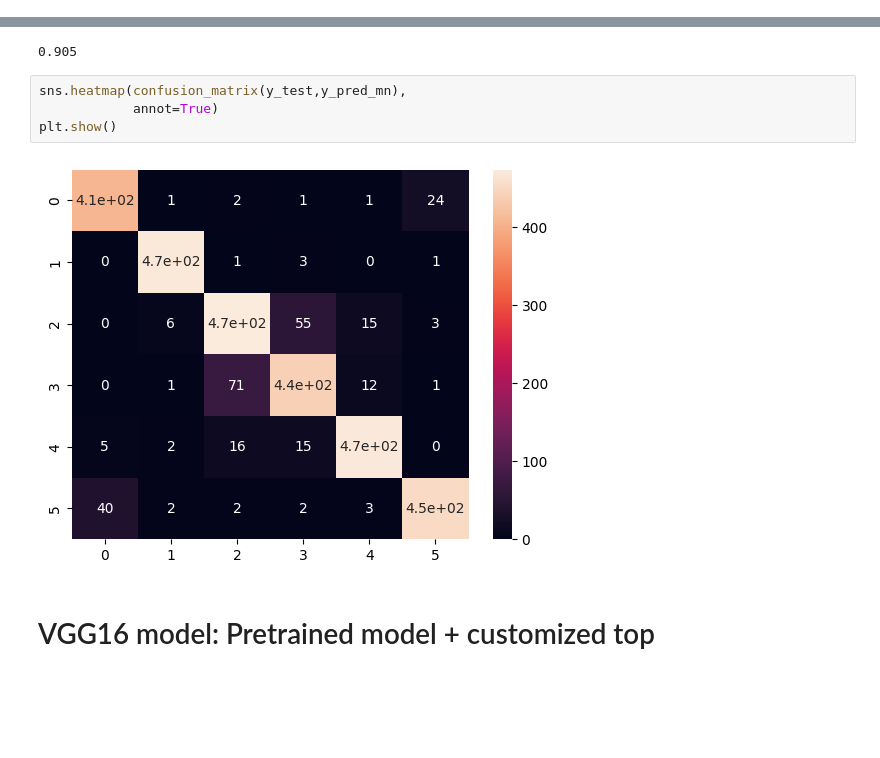
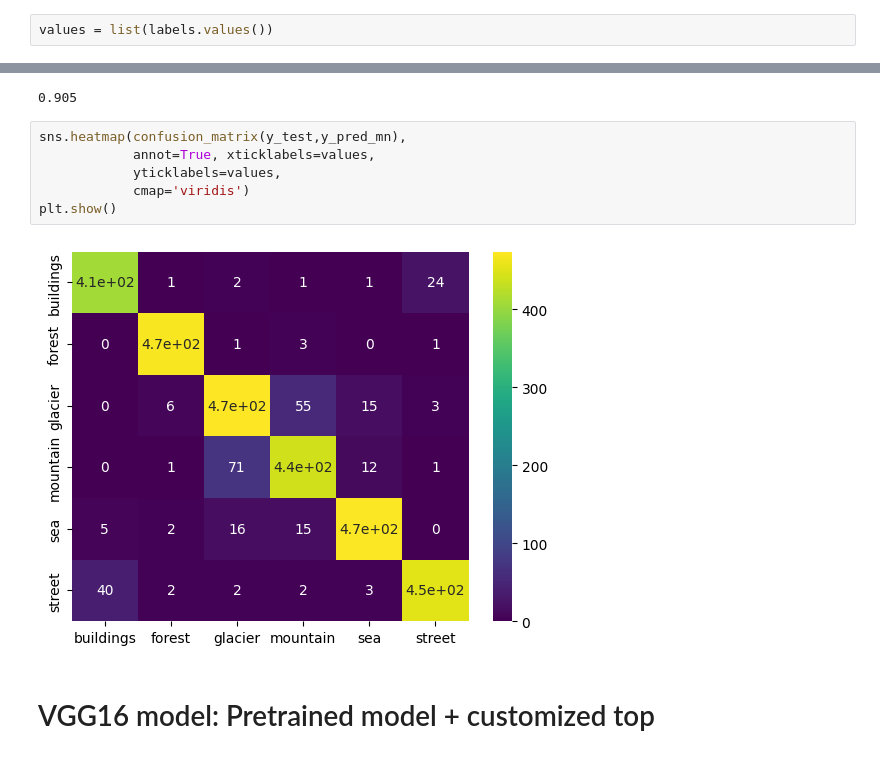
Before and after one commit to lorrespz/Image-Classification-Collection, a Jupyter notebook: natural-scenes-classification-resnet50-others.ipynb, the cells around one changed output, grey strips where cells are left out. Drawn from its saved outputs; the diff is of its cells as text; blank space fills up the shorter version.

```diff
--- a/natural-scenes-classification-resnet50-others.ipynb
+++ b/natural-scenes-classification-resnet50-others.ipynb
@@ -111,6 +111,8 @@ Label Mappings for classes
 3 : mountain
 4 : sea
 5 : street
+# %%
+values = list(labels.values())
 # %%
 fig, ax = plt.subplots(nrows=4, ncols=4, figsize=(12, 12))
 idx = 0
@@ -420,10 +426,12 @@ mn_acc
 0.905
 # %%
 sns.heatmap(confusion_matrix(y_test,y_pred_mn),
-            annot=True)
+            annot=True, xticklabels=values,
+            yticklabels=values,
+            cmap='viridis')
 plt.show()
 # %% [output]
-[figure, old version]
+[figure, new version]
 # %% [markdown]
 # VGG16 model: Pretrained model + customized top
 # %%
```
Also changed, not shown: parts of 4 cells of this notebook.
